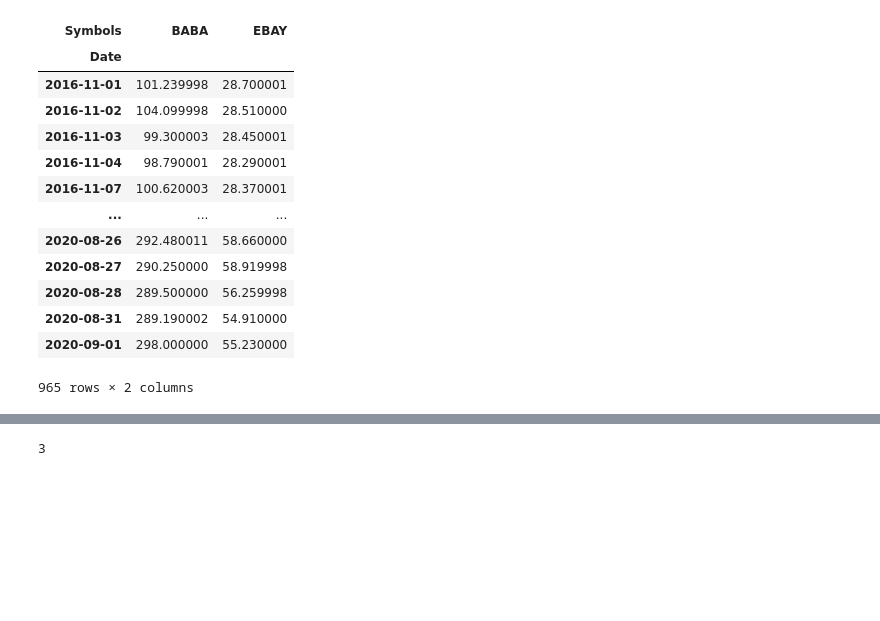
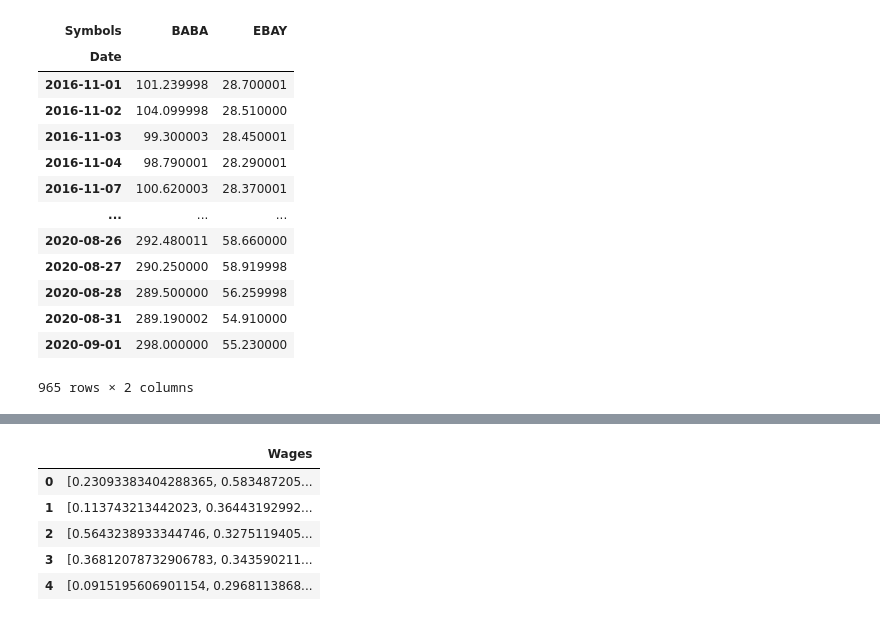
Before and after one commit to AdamSikorski/Markowitz-portfolio-model, a Jupyter notebook: Kopia_notatnika_Markowitz_model.ipynb, the cells around one changed output, grey strips where cells are left out. Drawn from its saved outputs; the diff is of its cells as text; code cells hidden in the pictures; blank space fills up the shorter version.

```diff
--- a/Kopia_notatnika_Markowitz_model.ipynb
+++ b/Kopia_notatnika_Markowitz_model.ipynb
@@ -119,17 +136,27 @@ log_returns.corr()
 # %%
 portfolio_returns = []
 portfolio_volatilities = []
+portfolio_weights = []
+
 for x in range(10000):
     weights = np.random.random(len(companies))
     weights /= np.sum(weights)
 
+    portfolio_weights.append(weights)
     portfolio_returns.append(np.sum(weights * log_returns.mean()) * 252)
     portfolio_volatilities.append(np.sqrt(np.dot(weights.T,np.dot(log_returns.cov() * 252, weights))))
 
 portfolio_returns = np.array(portfolio_returns)
 portfolio_volatilities = np.array(portfolio_volatilities)
+
+data_transposed = zip(portfolio_weights)
+weights_in_dataframe = pd.DataFrame(data_transposed,columns=["Wages"])
+weights_in_dataframe.head()
+# %% [output]
+|  | Wages |
+| 0 | [0.23093383404288365, 0.583487205... |
+| 1 | [0.113743213442023, 0.36443192992... |
+| 2 | [0.5643238933344746, 0.3275119405... |
+| 3 | [0.36812078732906783, 0.343590211... |
+| 4 | [0.0915195606901154, 0.2968113868... |
-# %%
-print(len(weights))
-# %% [output]
-3
 # %%
```
Also changed, not shown: parts of 11 cells of this notebook.
